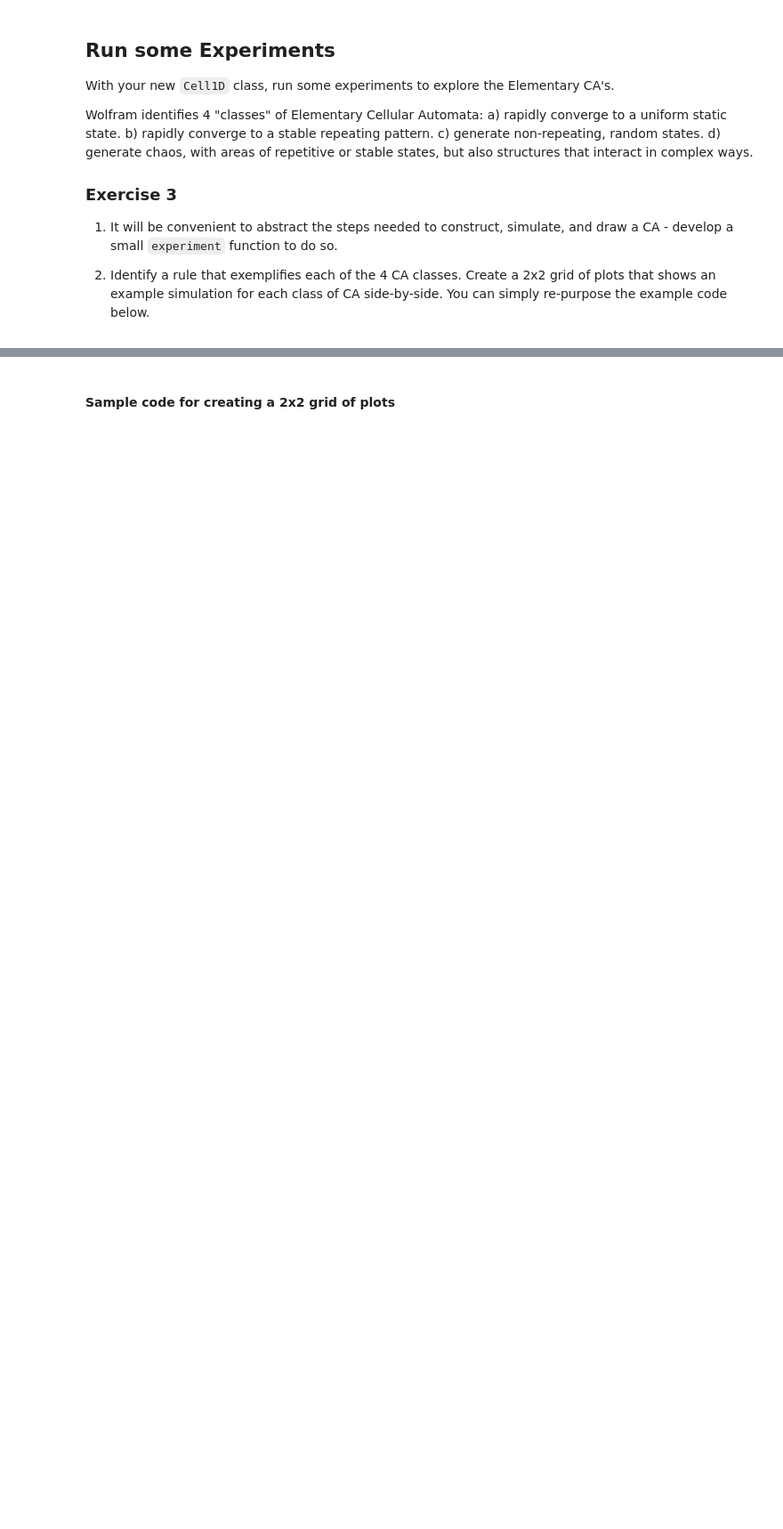
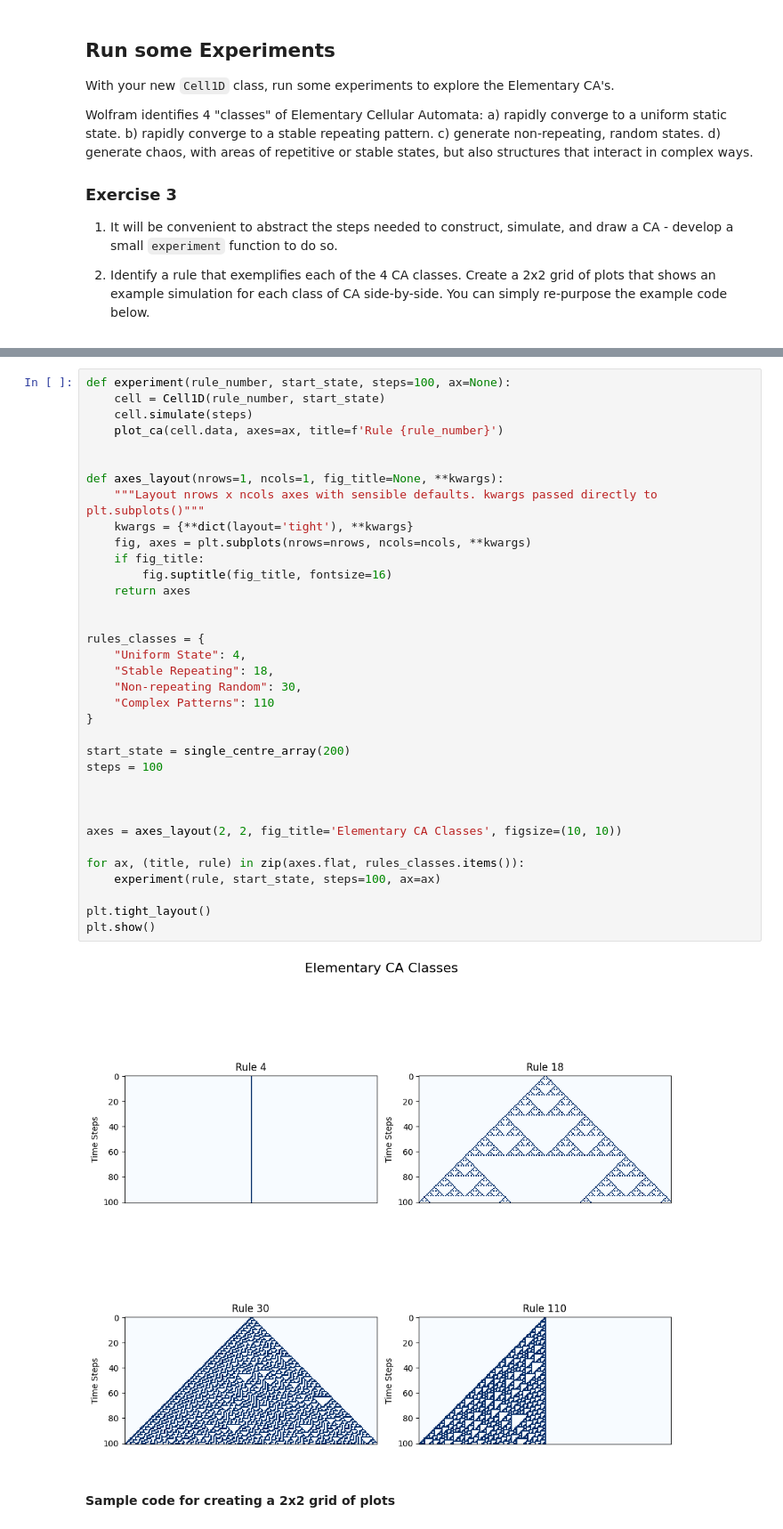
Before and after one commit to Colebeau/cap-comp215, a Jupyter notebook: labs/lab05-CA-1D.ipynb, the cells around one changed output, grey strips where cells are left out. Shown at 89% size. Saved outputs shown, nothing was run; the diff lists cells and outputs as text; blank space fills up the shorter version.

```diff
--- a/labs/lab05-CA-1D.ipynb
+++ b/labs/lab05-CA-1D.ipynb
@@ -182,3 +196,40 @@ Wolfram identifies 4 "classes" of Elementary Cellular Automata:
+# %%
+def experiment(rule_number, start_state, steps=100, ax=None):
+    cell = Cell1D(rule_number, start_state)
+    cell.simulate(steps)
+    plot_ca(cell.data, axes=ax, title=f'Rule {rule_number}')
+
+
+def axes_layout(nrows=1, ncols=1, fig_title=None, **kwargs):
+    """Layout nrows x ncols axes with sensible defaults. kwargs passed directly to plt.subplots()"""
+    kwargs = {**dict(layout='tight'), **kwargs}
+    fig, axes = plt.subplots(nrows=nrows, ncols=ncols, **kwargs)
+    if fig_title:
+        fig.suptitle(fig_title, fontsize=16)
+    return axes
+
+
+rules_classes = {
+    "Uniform State": 4,
+    "Stable Repeating": 18,
+    "Non-repeating Random": 30,
+    "Complex Patterns": 110
+}
+
+start_state = single_centre_array(200)
+steps = 100
+
+
+
+axes = axes_layout(2, 2, fig_title='Elementary CA Classes', figsize=(10, 10))
+
+for ax, (title, rule) in zip(axes.flat, rules_classes.items()):
+    experiment(rule, start_state, steps=100, ax=ax)
+
+plt.tight_layout()
+plt.show()
+# %% [output]
+[figure, added]
 # %% [markdown]
 #### Sample code for creating a 2x2 grid of plots
 # %%
```
Also changed, not shown: parts of 6 cells of this notebook.
